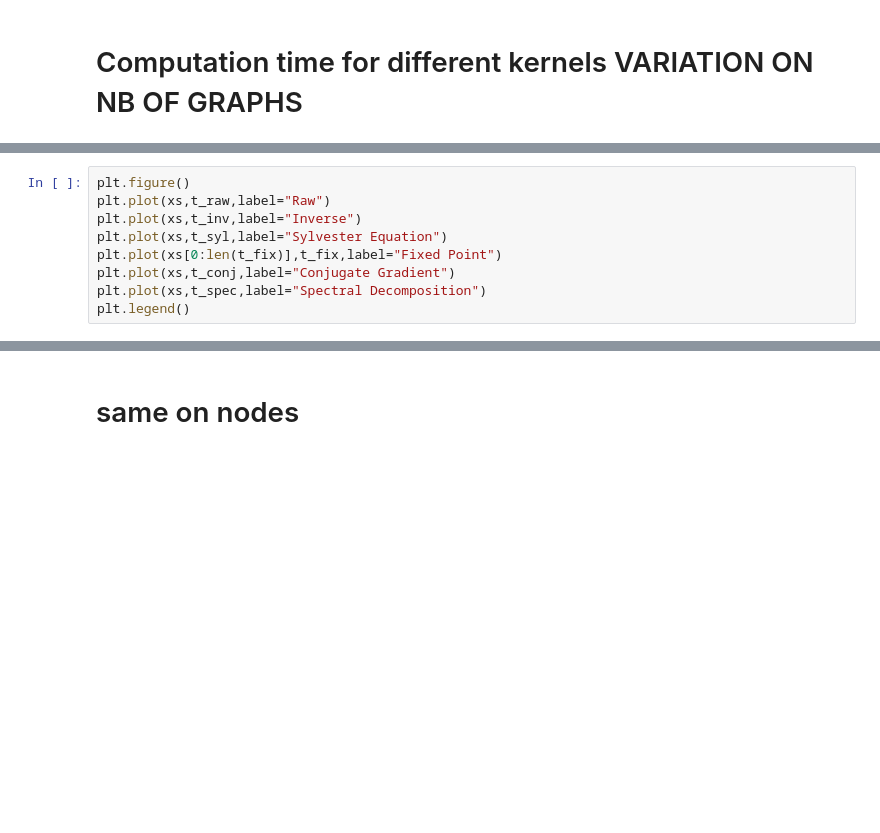
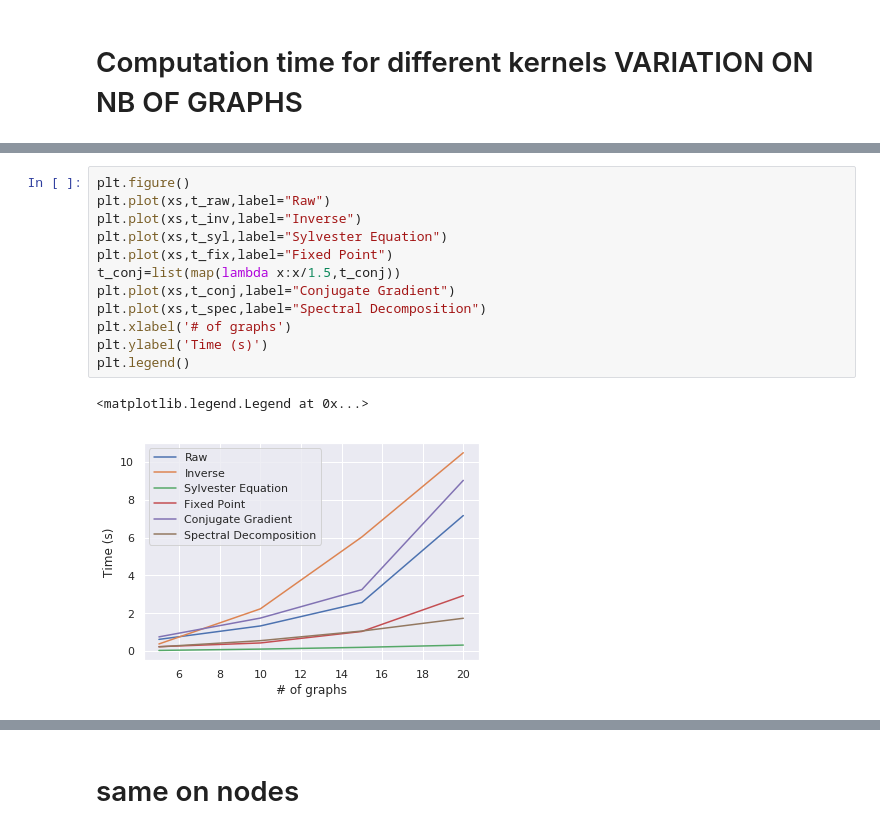
Before and after one commit to leoandeol/graph-kernels, a Jupyter notebook: tests.ipynb, the cells around one changed output, grey strips where cells are left out. Cells and saved outputs as stored; diff of their text form; blank space fills up the shorter version.

```diff
--- a/tests.ipynb
+++ b/tests.ipynb
@@ -417,9 +423,15 @@ ValueError: The number of classes has to be greater than one; got 1 class
 # %%
 plt.figure()
 plt.plot(xs,t_raw,label="Raw")
 plt.plot(xs,t_inv,label="Inverse")
 plt.plot(xs,t_syl,label="Sylvester Equation")
-plt.plot(xs[0:len(t_fix)],t_fix,label="Fixed Point")
+plt.plot(xs,t_fix,label="Fixed Point")
+t_conj=list(map(lambda x:x/1.5,t_conj))
 plt.plot(xs,t_conj,label="Conjugate Gradient")
 plt.plot(xs,t_spec,label="Spectral Decomposition")
+plt.xlabel('# of graphs')
+plt.ylabel('Time (s)')
 plt.legend()
+# %% [output]
+<matplotlib.legend.Legend at 0x...>
+[figure, added]
```
Also changed, not shown: parts of 8 cells of this notebook, 6 other files.
